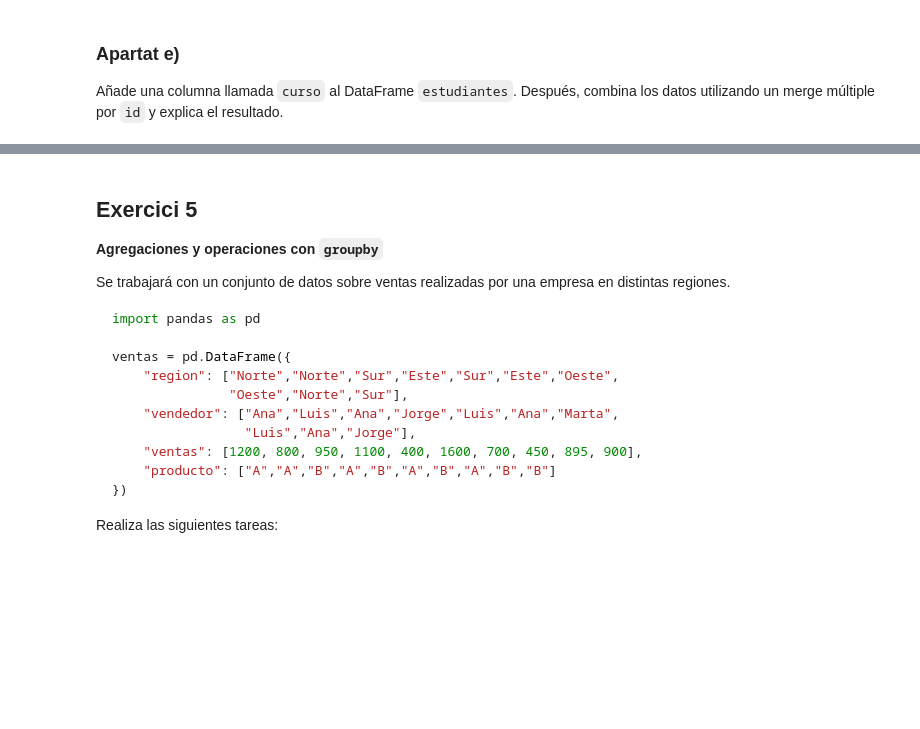
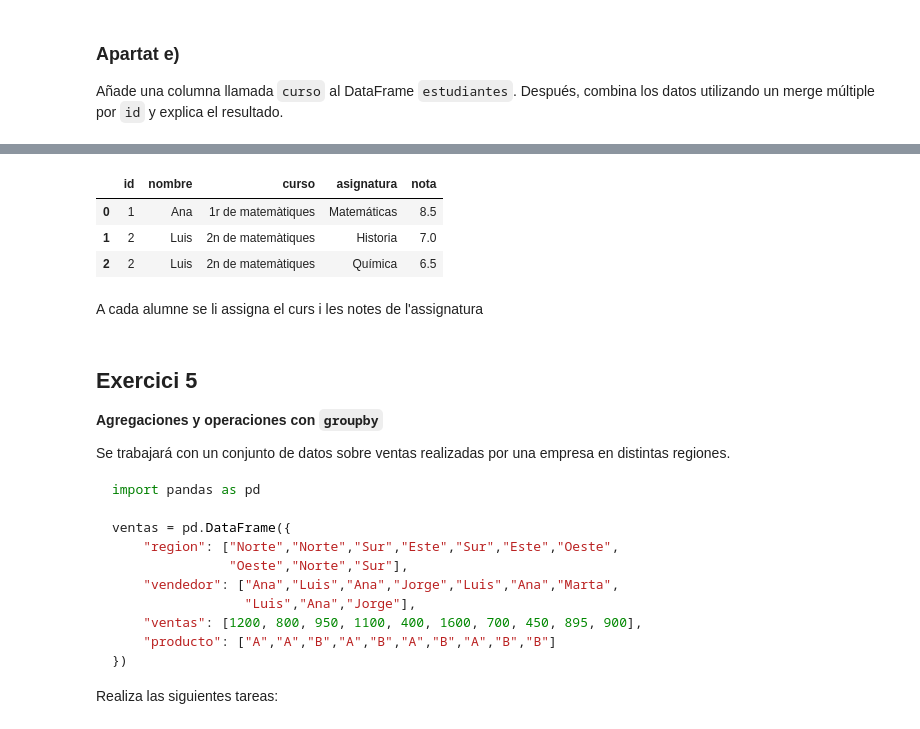
Before and after one commit to albertmoyanadal/ttad, a Jupyter notebook: delivery/ttad_practica_2_albert_moya.ipynb, the cells around one changed output, grey strips where cells are left out. Cells and saved outputs as stored; diff of their text form; code cells hidden in the pictures; blank space fills up the shorter version.

```diff
--- a/delivery/ttad_practica_2_albert_moya.ipynb
+++ b/delivery/ttad_practica_2_albert_moya.ipynb
@@ -417,3 +417,7 @@ Desapareix na Marta i en Jorge perquè no tenen l'`id` al datafrem dret.
 ### Apartat e)
 
 Añade una columna llamada `curso` al DataFrame `estudiantes`. Después, combina los datos utilizando un merge múltiple por `id` y explica el resultado.
+# %%
+# me inventaré els cursos que fan
+estudiantes['curso'] = ["1r de matemàtiques", "2n de matemàtiques", "3r de matemàtiques", "4t de matemàtiques"]
+estudiantes
@@ -420,3 +430,13 @@ Añade una columna llamada `curso` al DataFrame `estudiantes`. Después, combina
+# %%
+estudiantes.merge(notas,
+                  on="id") # no se com és un merge múltiple, ho faré per defecte (inner)
+# %% [output]
+|  | id | nombre | curso | asignatura | nota |
+| 0 | 1 | Ana | 1r de matemàtiques | Matemáticas | 8.5 |
+| 1 | 2 | Luis | 2n de matemàtiques | Historia | 7.0 |
+| 2 | 2 | Luis | 2n de matemàtiques | Química | 6.5 |
+# %% [markdown]
+A cada alumne se li assigna el curs i les notes de l'assignatura
 # %% [markdown]
 ## Exercici 5
 
```
Also changed, not shown: parts of 1 cell of this notebook.
